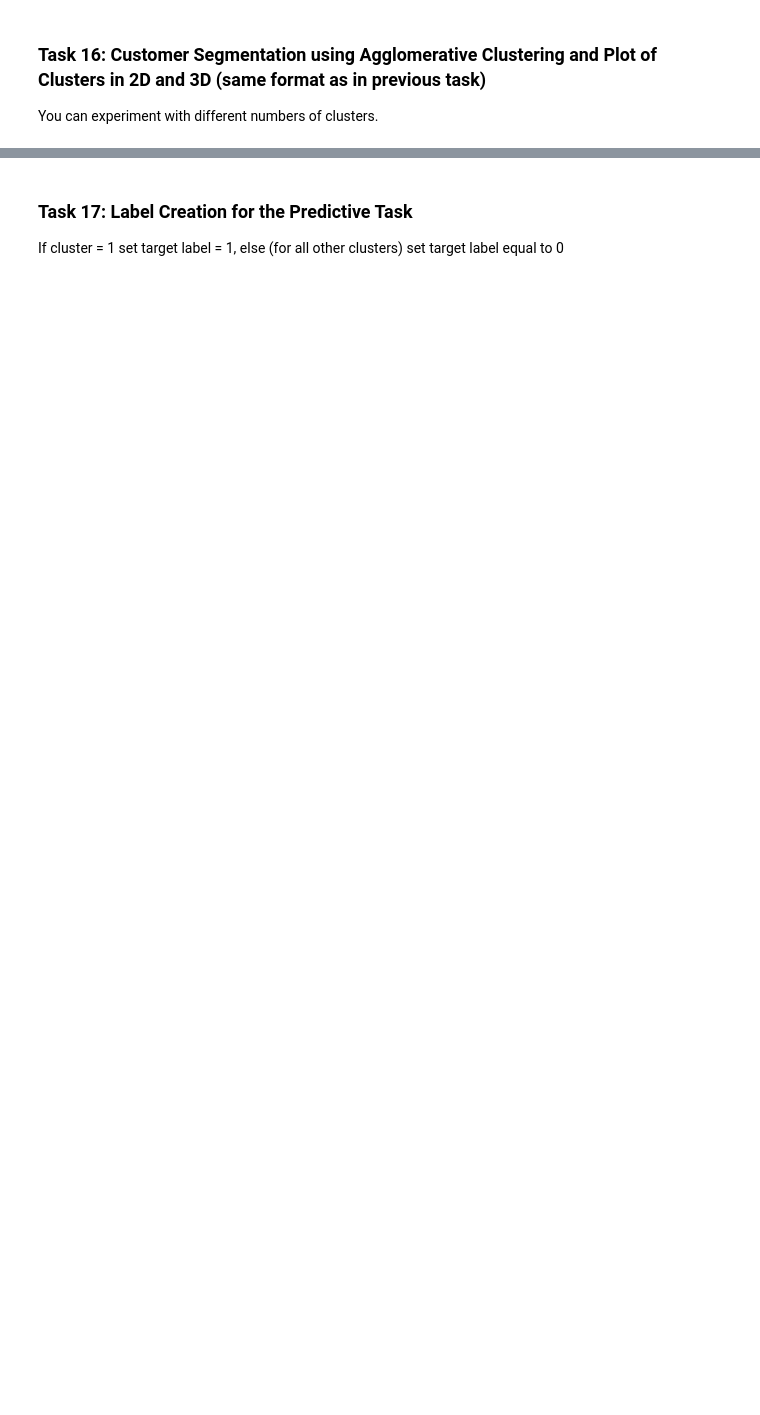
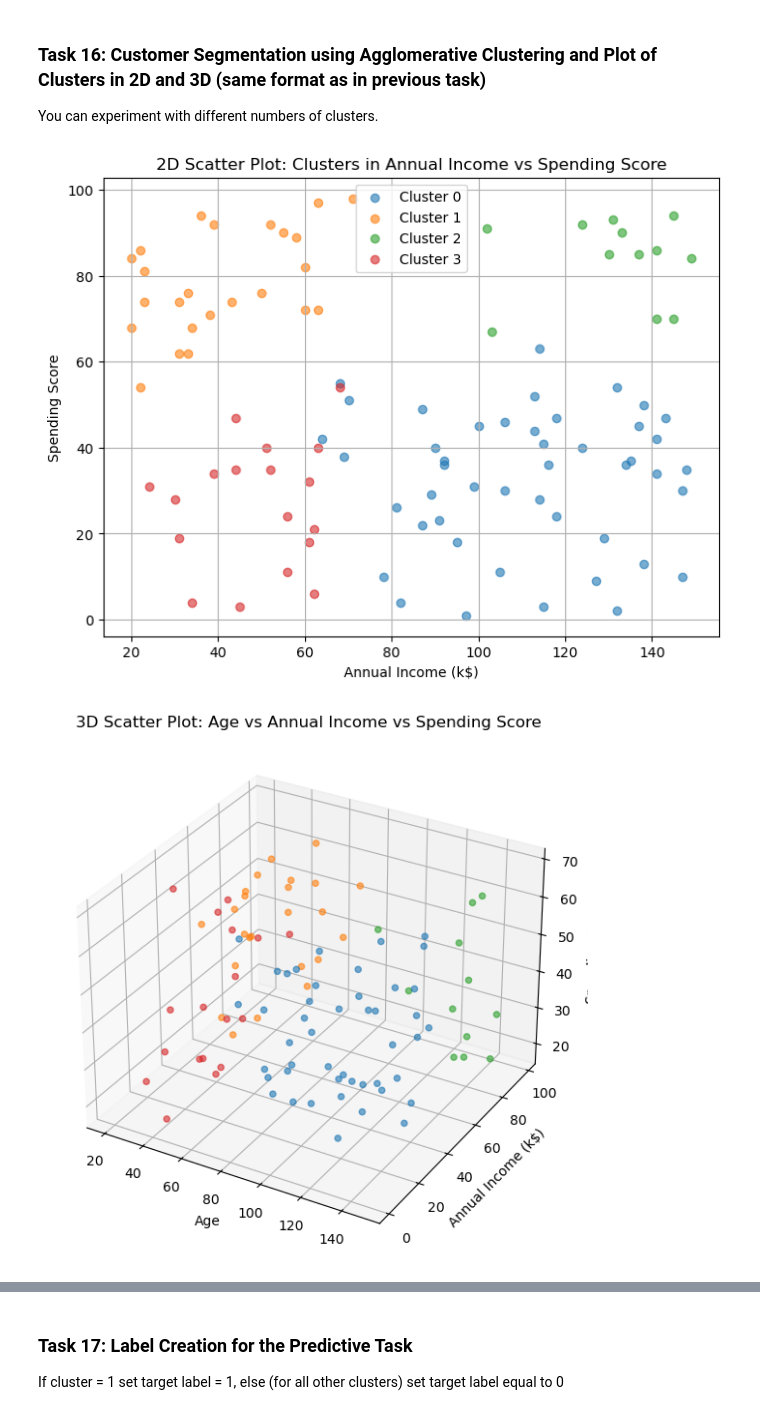
Before and after one commit to AnuragYadav404/uni_machine_learning, a Jupyter notebook: 8_week/08 Assignment-to-do-Tasks (Clustering).ipynb, the cells around one changed output, grey strips where cells are left out. Cells and saved outputs as stored; diff of their text form; code cells hidden in the pictures; blank space fills up the shorter version.

Commit message:
Implements agglomerative clustering for market segmentation

```diff
--- a/8_week/08 Assignment-to-do-Tasks (Clustering).ipynb
+++ b/8_week/08 Assignment-to-do-Tasks (Clustering).ipynb
@@ -478,7 +504,48 @@ customer_data.head()
 You can experiment with different numbers of clusters.
 # %%
 # to do: Applying Agglomerative Clustering
+num_clusters = 4
+cluster_algo = AgglomerativeClustering(num_clusters)
+cluster_labels = cluster_algo.fit_predict(customer_data)
+customer_data["Cluster Label"] = cluster_labels
+
+# Define colors based on clusters
+colors = plt.cm.get_cmap('viridis', num_clusters)
 
 # to do: 2D Plot
+# here we give color for each data point based on its cluster
+plt.figure(figsize=(8, 6))
 
+for cluster in range(num_clusters):
+    cluster_data = customer_data[customer_data['Cluster Label'] == cluster]
+    plt.scatter(cluster_data['Annual Income (k$)'], cluster_data['Spending Score'],
+                label=f'Cluster {cluster}', alpha=0.6)
+
+
+plt.xlabel('Annual Income (k$)')
+plt.ylabel('Spending Score')
+plt.title('2D Scatter Plot: Clusters in Annual Income vs Spending Score')
+plt.legend()
+plt.grid()
+plt.show()
 # to do: 3D Plot
+# 3D Plot: 'Age', 'Annual Income (k$)', and 'Spending Score'
+fig = plt.figure(figsize=(10, 7))
+ax = fig.add_subplot(111, projection='3d')
+
+for cluster in range(num_clusters):
+    cluster_data = customer_data[customer_data['Cluster Label'] == cluster]
+    ax.scatter(cluster_data['Annual Income (k$)'], cluster_data['Spending Score'], cluster_data["Age"],
+                label=f'Cluster {cluster}', alpha=0.6)
+
+# ax.scatter(customer_data['Age'], customer_data['Annual Income (k$)'], customer_data['Spending Score'], c='red', alpha=0.7)
+
+ax.set_xlabel('Age')
+ax.set_ylabel('Annual Income (k$)')
+ax.set_zlabel('Spending Score')
+ax.set_title('3D Scatter Plot: Age vs Annual Income vs Spending Score')
+
+plt.show()
+# %% [output]
+[figure, added]
+[figure, added]
```
Also changed, not shown: parts of 8 cells of this notebook.
